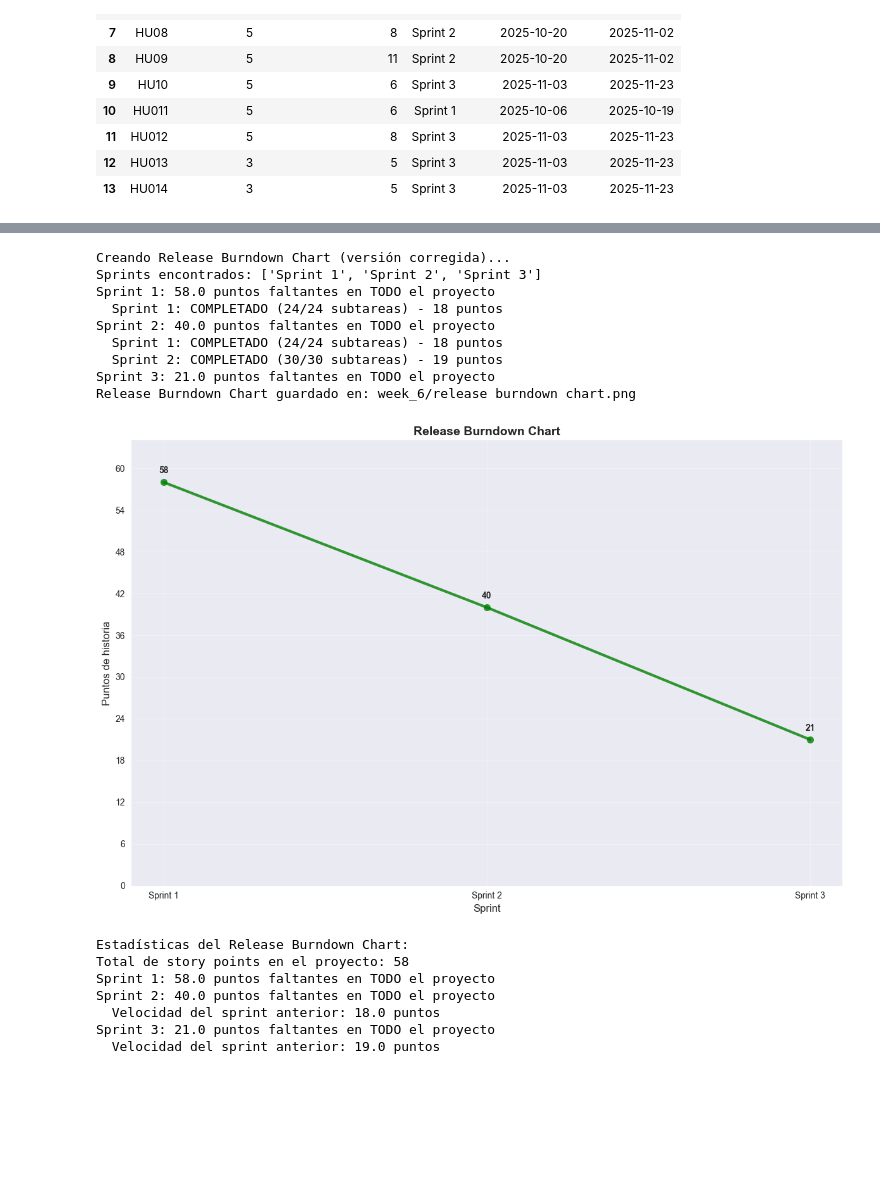
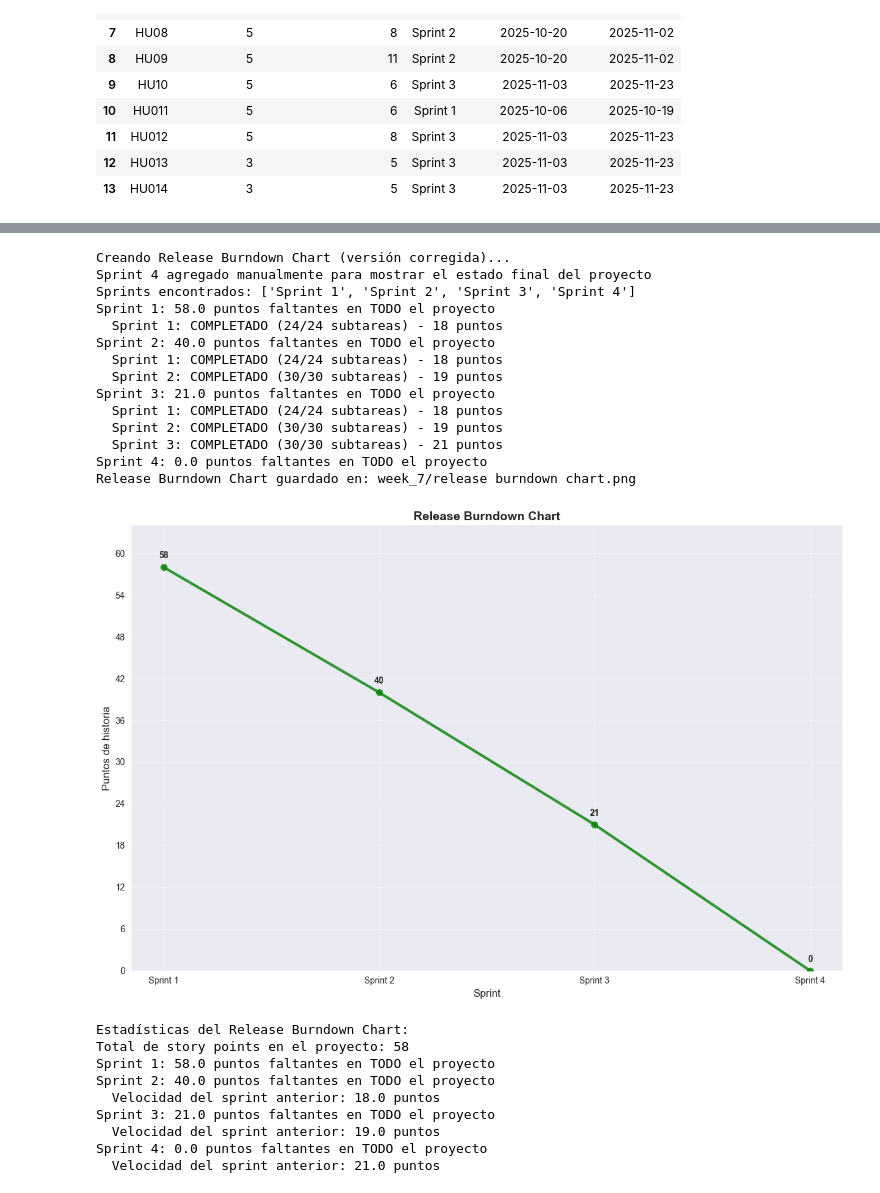
Before and after one commit to JohannPaezU/MISW4501-MediSupply, a Jupyter notebook: graphics/sprint_reports_analysis.ipynb, the cells around one changed output, grey strips where cells are left out. Saved outputs shown, nothing was run; the diff lists cells and outputs as text; code cells hidden in the pictures; blank space fills up the shorter version.

```diff
--- a/graphics/sprint_reports_analysis.ipynb
+++ b/graphics/sprint_reports_analysis.ipynb
@@ -20,7 +20,7 @@ plt.style.use('seaborn-v0_8')
 sns.set_palette("husl")
 
 # Parámetros de entrada (modificar según sea necesario)
-week = 6
+week = 7
 sprint_number = 3
 
 print(f"Análisis de la semana {week} y el sprint {sprint_number}")
@@ -909,7 +909,8 @@ def calculate_sprint_remaining_points_corrected(sprint, current_week, story_poin
     sprint_week_mapping = {
         'Sprint 1': 1,
         'Sprint 2': 3,  # Sprint 2 empieza en semana 3
-        'Sprint 3': 5   # Sprint 3 empieza en semana 5
+        'Sprint 3': 5,   # Sprint 3 empieza en semana 5
+        'Sprint 4': 8   # Sprint 4 empieza en semana 8
     }
 
     sprint_start_week = sprint_week_mapping.get(sprint, 1)
@@ -918,7 +919,7 @@ def calculate_sprint_remaining_points_corrected(sprint, current_week, story_poin
     completed_points = 0
 
     # Sumar puntos de sprints anteriores que ya terminaron completamente
-    for prev_sprint in ['Sprint 1', 'Sprint 2', 'Sprint 3']:
+    for prev_sprint in ['Sprint 1', 'Sprint 2', 'Sprint 3', 'Sprint 4']:
         if prev_sprint == sprint:
             break  # No incluir el sprint actual
 
@@ -940,6 +941,14 @@ def calculate_sprint_remaining_points_corrected(sprint, current_week, story_poin
                 print(f"  {prev_sprint}: COMPLETADO ({completed_subtasks}/{total_subtasks} subtareas) - {prev_sprint_hus['story_points'].sum()} puntos")
             else:
                 print(f"  {prev_sprint}: NO COMPLETADO ({completed_subtasks}/{total_subtasks} subtareas)")
+        else:
+            # Si no hay datos del sprint anterior en enhanced_week_data, verificar si existe en story_points_data
+            # Esto es importante para Sprint 4 que puede no tener datos aún
+            prev_sprint_hus = story_points_data[story_points_data['sprint'] == prev_sprint]
+            if not prev_sprint_hus.empty:
+                # Si el sprint anterior tiene HUs pero no hay datos en enhanced_week_data,
+                # asumimos que no está completado
+                print(f"  {prev_sprint}: SIN DATOS - No se puede verificar completitud")
 
     # Calcular puntos faltantes al inicio del sprint (en todo el proyecto)
     remaining_points = total_project_points - completed_points
@@ -959,9 +968,14 @@ def create_release_burndown_chart_corrected(current_week, story_points_data, enh
     """
     print("Creando Release Burndown Chart (versión corregida)...")
 
-    # Obtener información de sprints
-    sprints = story_points_data['sprint'].unique()
+    # Obtener información de sprints desde story_points_data
+    sprints = story_points_data['sprint'].unique().tolist()
     sprints = sorted(sprints)  # Sprint 1, Sprint 2, Sprint 3
+
+    # Agregar Sprint 4 si no está presente (para mostrar que todo está completado)
+    if 'Sprint 4' not in sprints:
+        sprints.append('Sprint 4')
+        print(f"Sprint 4 agregado manualmente para mostrar el estado final del proyecto")
 
     print(f"Sprints encontrados: {list(sprints)}")
 
@@ -1020,36 +1034,42 @@ def create_release_burndown_chart_corrected(current_week, story_points_data, enh
 
     # Mostrar estadísticas
     print(f"\nEstadísticas del Release Burndown Chart:")
     total_story_points = story_points_data['story_points'].sum()
     print(f"Total de story points en el proyecto: {total_story_points}")
 
     for i, data in enumerate(sprint_data):
         sprint_num = i + 1
         print(f"Sprint {sprint_num}: {data['remaining_points']:.1f} puntos faltantes en TODO el proyecto")
         if i > 0:
             velocity = sprint_data[i-1]['remaining_points'] - data['remaining_points']
             print(f"  Velocidad del sprint anterior: {velocity:.1f} puntos")
 
     return {
         'sprints': sprints_labels,
         'remaining_points': remaining_points,
         'sprint_data': sprint_data,
         'save_path': save_path
+
     }
 
 # Crear el Release Burndown Chart
 release_burndown_data_corrected = create_release_burndown_chart_corrected(week, story_points_data, enhanced_week_data)
 # %% [output]
 Creando Release Burndown Chart (versión corregida)...
-Sprints encontrados: ['Sprint 1', 'Sprint 2', 'Sprint 3']
+Sprint 4 agregado manualmente para mostrar el estado final del proyecto
+Sprints encontrados: ['Sprint 1', 'Sprint 2', 'Sprint 3', 'Sprint 4']
 Sprint 1: 58.0 puntos faltantes en TODO el proyecto
   Sprint 1: COMPLETADO (24/24 subtareas) - 18 puntos
 Sprint 2: 40.0 puntos faltantes en TODO el proyecto
   Sprint 1: COMPLETADO (24/24 subtareas) - 18 puntos
   Sprint 2: COMPLETADO (30/30 subtareas) - 19 puntos
 Sprint 3: 21.0 puntos faltantes en TODO el proyecto
-Release Burndown Chart guardado en: week_6/release burndown chart.png
+  Sprint 1: COMPLETADO (24/24 subtareas) - 18 puntos
+  Sprint 2: COMPLETADO (30/30 subtareas) - 19 puntos
+  Sprint 3: COMPLETADO (30/30 subtareas) - 21 puntos
+Sprint 4: 0.0 puntos faltantes en TODO el proyecto
+Release Burndown Chart guardado en: week_7/release burndown chart.png
-[figure, old version]
+[figure, new version]
 Estadísticas del Release Burndown Chart:
 Total de story points en el proyecto: 58
 Sprint 1: 58.0 puntos faltantes en TODO el proyecto
@@ -1057,6 +1077,8 @@ Sprint 2: 40.0 puntos faltantes en TODO el proyecto
   Velocidad del sprint anterior: 18.0 puntos
 Sprint 3: 21.0 puntos faltantes en TODO el proyecto
   Velocidad del sprint anterior: 19.0 puntos
+Sprint 4: 0.0 puntos faltantes en TODO el proyecto
+  Velocidad del sprint anterior: 21.0 puntos
 # %%
 import re
 
```
Also changed, not shown: parts of 8 cells of this notebook, 6 other files.
